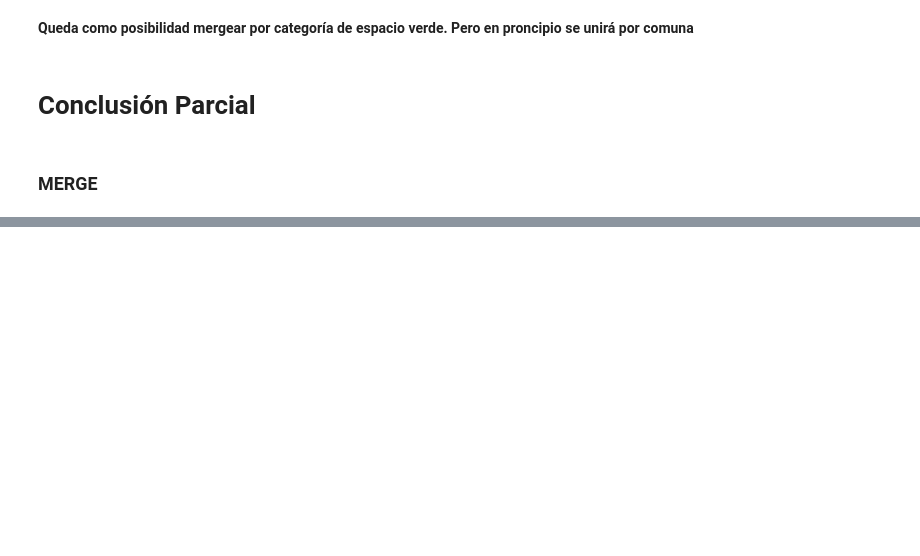
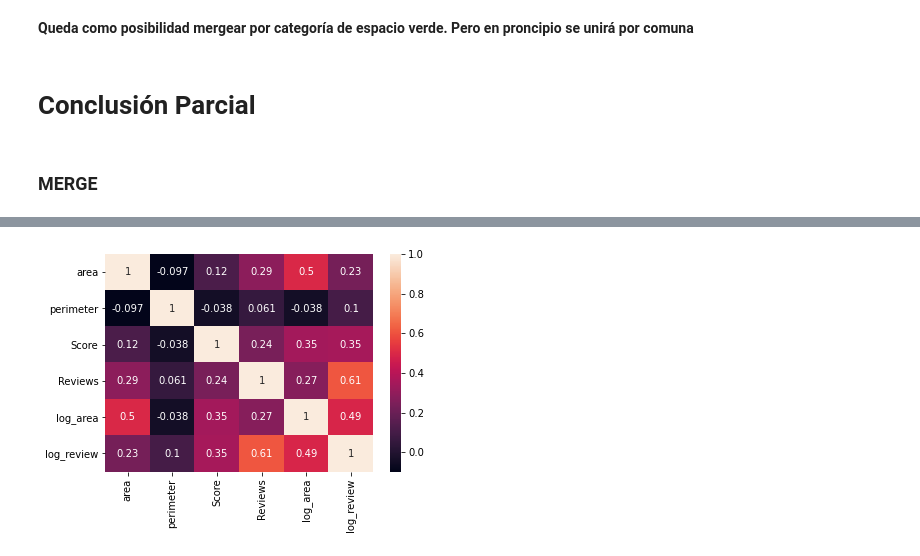
Before and after one commit to tomasdestefano/data_science_clusterai2020_destefano, a Jupyter notebook: Tp_Completo.ipynb, the cells around one changed output, grey strips where cells are left out. Drawn from its saved outputs; the diff is of its cells as text; code cells hidden in the pictures; blank space fills up the shorter version.

```diff
--- a/Tp_Completo.ipynb
+++ b/Tp_Completo.ipynb
@@ -1216,0 +1403,6 @@ for clas in clasificaciones_espacios_verdes:
+# %%
+evt_score = evt_score.drop(['patio_de_j', 'ubicacion', 'id_ev_pub'], axis=1)
+# %%
+evt_score = evt_score.dropna(subset=['Reviews'])
+# %%
+evt_score = evt_score.loc[evt_score['Reviews'] > 5]
@@ -1216,0 +1442,7 @@ for clas in clasificaciones_espacios_verdes:
+# %%
+evt_score['comuna'] = evt_score['comuna'].astype('category')
+# %%
+sns.heatmap(evt_score.corr(), annot=True)
+plt.show()
+# %% [output]
+[figure, added]
```
Also changed, not shown: parts of 90 cells of this notebook.
